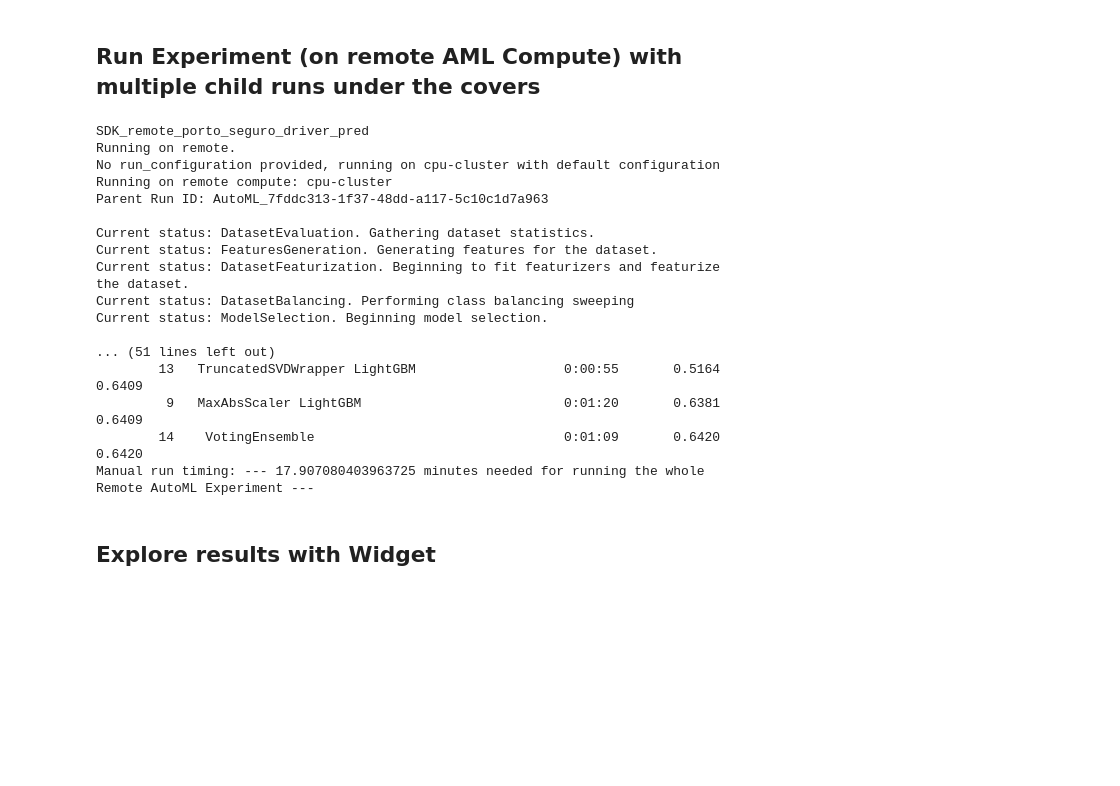
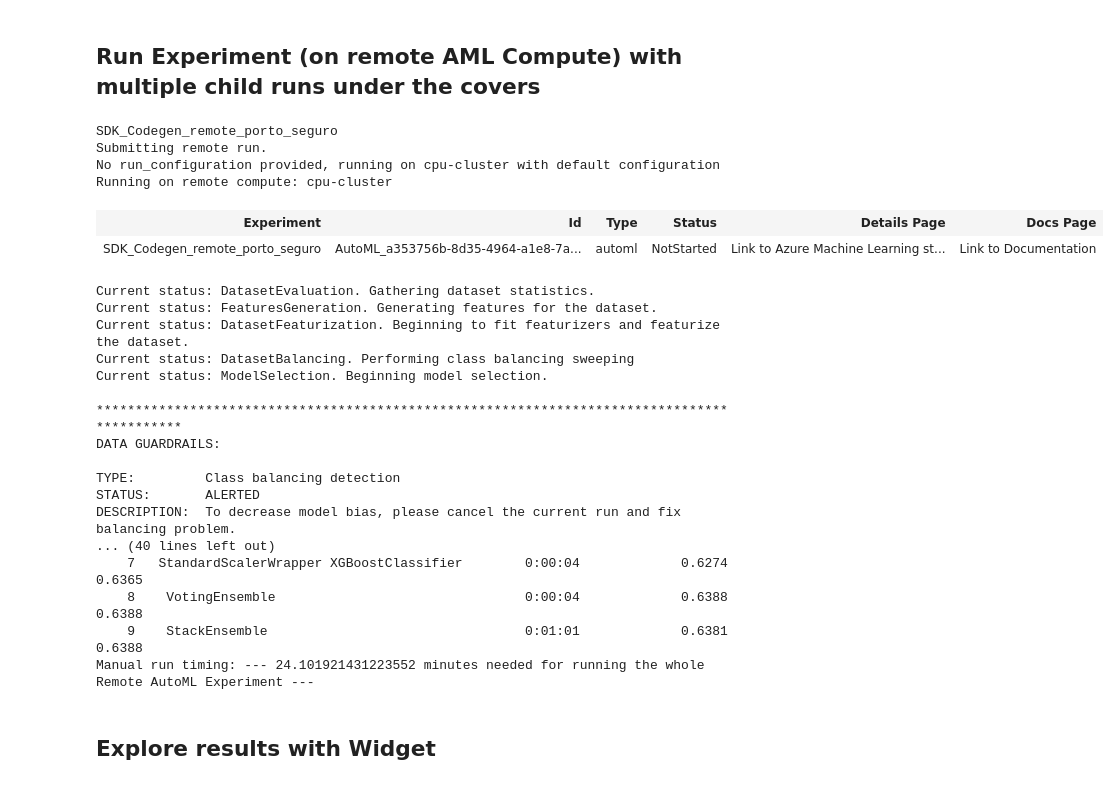
Before and after one commit to CESARDELATORRE/Easy-AutoML-MLOps, a Jupyter notebook: notebooks/3-automl-remote-compute-run/automl-remote-compute-run-safe-driver-classifier.ipynb, the cells around one changed output. Saved outputs shown, nothing was run; the diff lists cells and outputs as text; code cells hidden in the pictures; blank space fills up the shorter version.

Commit message:
Udated content in notebook AutoML Remote runs

```diff
--- a/notebooks/3-automl-remote-compute-run/automl-remote-compute-run-safe-driver-classifier.ipynb
+++ b/notebooks/3-automl-remote-compute-run/automl-remote-compute-run-safe-driver-classifier.ipynb
@@ -163,7 +180,7 @@ if amlcompute_cluster_name in cts and cts[amlcompute_cluster_name].type == 'AmlC
 
 if not found:
      print('Creating a new training cluster...')
-     provisioning_config = AmlCompute.provisioning_configuration(vm_size = "STANDARD_D13_V2", # for GPU, use "STANDARD_NC12"
+     provisioning_config = AmlCompute.provisioning_configuration(vm_size = "STANDARD_DS12_V2", # for GPU, use "STANDARD_NC12"
                                                                  #vm_priority = 'lowpriority', # optional
                                                                  max_nodes = 5)
      # Create the cluster.
@@ -253,36 +290,42 @@ WARNING:root:save_mlflow is an internal parameter that should not be used for re
 # %%
 from azureml.core import Experiment
 
-experiment_name = "SDK_remote_porto_seguro_driver_pred"
+experiment_name = "SDK_Codegen_remote_porto_seguro"
 print(experiment_name)
 
 experiment = Experiment(workspace=ws,
                         name=experiment_name)
 
 import time
 start_time = time.time()
 
 parent_run = experiment.submit(automl_config, show_output=True)
 
 print('Manual run timing: --- %s minutes needed for running the whole Remote AutoML Experiment ---' % ((time.time() - start_time)/60))
 # %% [output]
-SDK_remote_porto_seguro_driver_pred
-Running on remote.
+SDK_Codegen_remote_porto_seguro
+Submitting remote run.
 No run_configuration provided, running on cpu-cluster with default configuration
 Running on remote compute: cpu-cluster
-Parent Run ID: AutoML_7fddc313-1f37-48dd-a117-5c10c1d7a963
-
-Current status: DatasetEvaluation. Gathering dataset statistics.
-Current status: FeaturesGeneration. Generating features for the dataset.
-Current status: DatasetFeaturization. Beginning to fit featurizers and featurize the dataset.
-Current status: DatasetBalancing. Performing class balancing sweeping
-Current status: ModelSelection. Beginning model selection.
-
-... (51 lines left out)
-        13   TruncatedSVDWrapper LightGBM                   0:00:55       0.5164    0.6409
-         9   MaxAbsScaler LightGBM                          0:01:20       0.6381    0.6409
-        14    VotingEnsemble                                0:01:09       0.6420    0.6420
-Manual run timing: --- 17.907080403963725 minutes needed for running the whole Remote AutoML Experiment ---
+| Experiment | Id | Type | Status | Details Page | Docs Page |
+| SDK_Codegen_remote_porto_seguro | AutoML_a353756b-8d35-4964-a1e8-7a... | automl | NotStarted | Link to Azure Machine Learning st... | Link to Documentation |
+Current status: DatasetEvaluation. Gathering dataset statistics.
+Current status: FeaturesGeneration. Generating features for the dataset.
+Current status: DatasetFeaturization. Beginning to fit featurizers and featurize the dataset.
+Current status: DatasetBalancing. Performing class balancing sweeping
+Current status: ModelSelection. Beginning model selection.
+
+********************************************************************************************
+DATA GUARDRAILS:
+
+TYPE:         Class balancing detection
+STATUS:       ALERTED
+DESCRIPTION:  To decrease model bias, please cancel the current run and fix balancing problem.
+... (40 lines left out)
+    7   StandardScalerWrapper XGBoostClassifier        0:00:04             0.6274    0.6365
+    8    VotingEnsemble                                0:00:04             0.6388    0.6388
+    9    StackEnsemble                                 0:01:01             0.6381    0.6388
+Manual run timing: --- 24.101921431223552 minutes needed for running the whole Remote AutoML Experiment ---
 # %% [markdown]
 ## Explore results with Widget
 # %%
```
Also changed, not shown: parts of 13 cells of this notebook.
